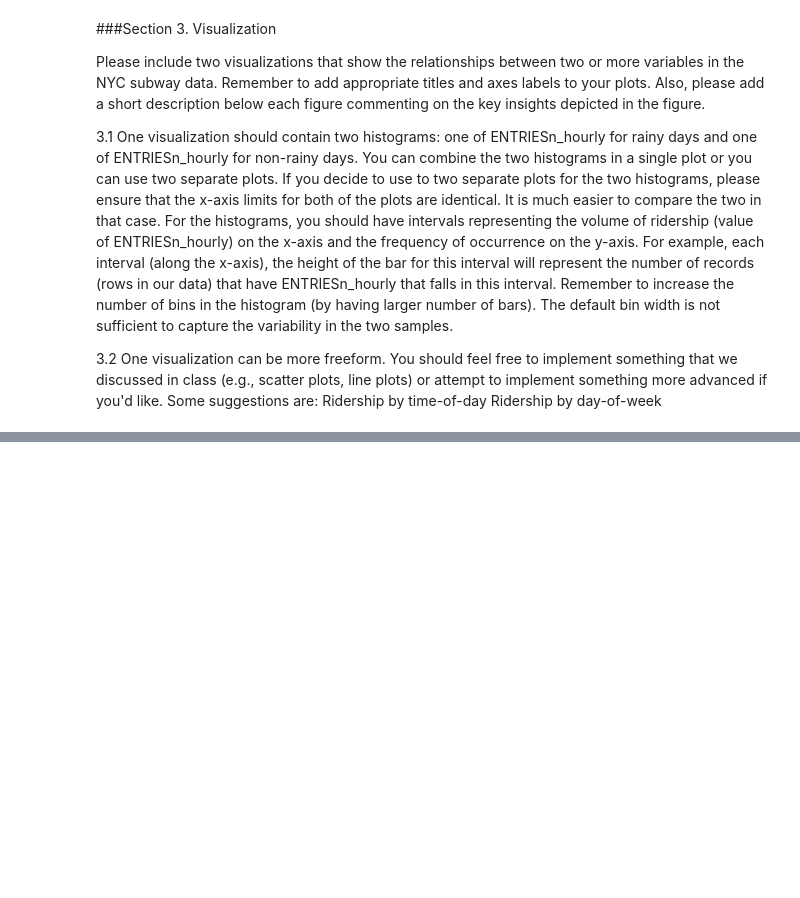
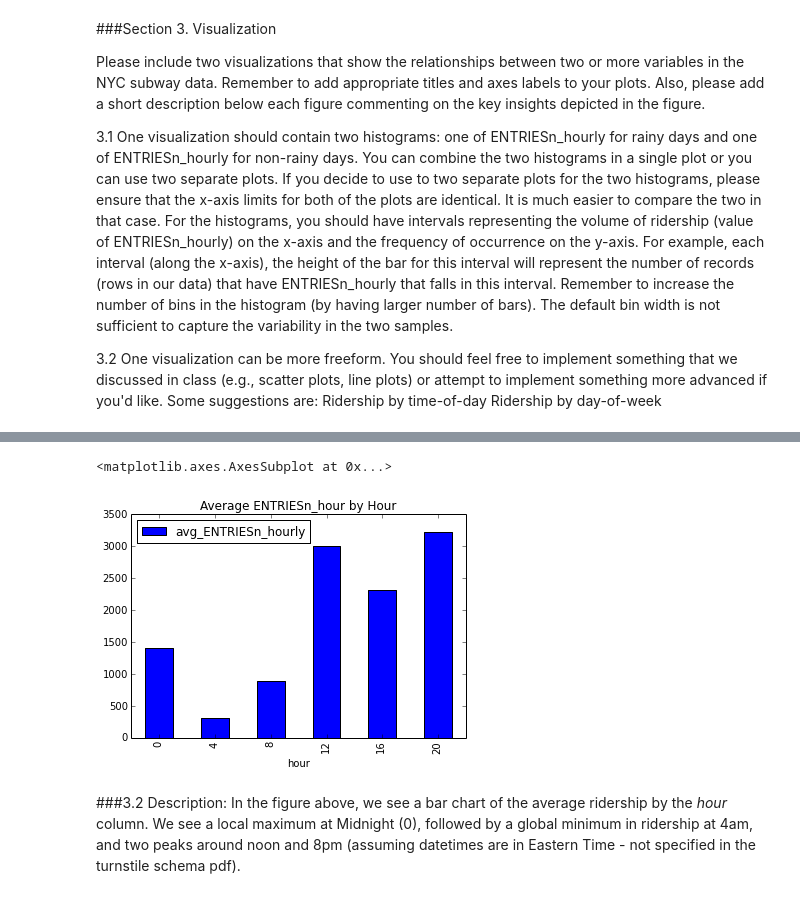
Before and after one commit to karbar09/udacity-p2-nyc, a Jupyter notebook: P2 - NYC Subway Ridership.ipynb, the cells around one changed output, grey strips where cells are left out. Saved outputs shown, nothing was run; the diff lists cells and outputs as text; code cells hidden in the pictures; blank space fills up the shorter version.

```diff
--- a/P2 - NYC Subway Ridership.ipynb
+++ b/P2 - NYC Subway Ridership.ipynb
@@ -282,0 +278,22 @@ Analysis, such as the linear regression model or statistical test.
+# %%
+#3.2
+sql = """
+select
+    hour,
+    avg(ENTRIESn_hourly) as avg_ENTRIESn_hourly
+from
+    df
+group by
+    hour
+"""
+sub = pandasql.sqldf(sql,locals())
+sub['hour'] = sub['hour'].astype(int)
+sub = sub.sort('hour',ascending=True)
+sub.plot(kind='bar',x='hour',y='avg_ENTRIESn_hourly',title='Average ENTRIESn_hour by Hour')
+#df.groupby('hour')
+# %% [output]
+<matplotlib.axes.AxesSubplot at 0x...>
+[figure, added]
+# %% [markdown]
+###3.2 Description:
+In the figure above, we see a bar chart of the average ridership by the *hour* column. We see a local maximum at Midnight (0), followed by a global minimum in ridership at 4am, and two peaks around noon and 8pm (assuming datetimes are in Eastern Time - not specified in the turnstile schema pdf).
```
Also changed, not shown: parts of 18 cells of this notebook, 1 other file.
